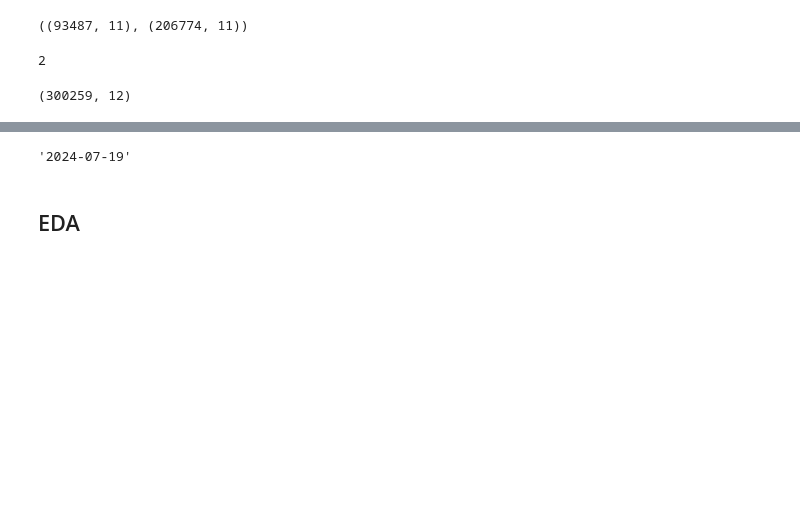
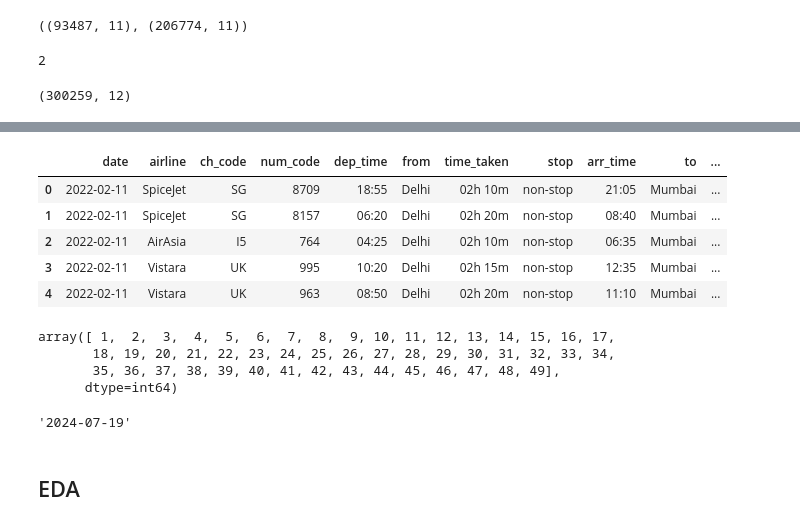
Before and after one commit to shaloy-lewis/flight-price-prediction, a Jupyter notebook: experiment/experiments.ipynb, the cells around one changed output, grey strips where cells are left out. Saved outputs shown, nothing was run; the diff lists cells and outputs as text; code cells hidden in the pictures; blank space fills up the shorter version.

```diff
--- a/experiment/experiments.ipynb
+++ b/experiment/experiments.ipynb
@@ -112,3 +103,19 @@ df2.tail()
+# %%
+df2[df2['days_prior_booked']==1].head()
+# %% [output]
+|  | date | airline | ch_code | num_code | dep_time | from | time_taken | stop | arr_time | to | ... |
+| 0 | 2022-02-11 | SpiceJet | SG | 8709 | 18:55 | Delhi | 02h 10m | non-stop | 21:05 | Mumbai | ... |
+| 1 | 2022-02-11 | SpiceJet | SG | 8157 | 06:20 | Delhi | 02h 20m | non-stop | 08:40 | Mumbai | ... |
+| 2 | 2022-02-11 | AirAsia | I5 | 764 | 04:25 | Delhi | 02h 10m | non-stop | 06:35 | Mumbai | ... |
+| 3 | 2022-02-11 | Vistara | UK | 995 | 10:20 | Delhi | 02h 15m | non-stop | 12:35 | Mumbai | ... |
+| 4 | 2022-02-11 | Vistara | UK | 963 | 08:50 | Delhi | 02h 20m | non-stop | 11:10 | Mumbai | ... |
+# %%
+df2['days_prior_booked'].unique()
+# %% [output]
+array([ 1,  2,  3,  4,  5,  6,  7,  8,  9, 10, 11, 12, 13, 14, 15, 16, 17,
+       18, 19, 20, 21, 22, 23, 24, 25, 26, 27, 28, 29, 30, 31, 32, 33, 34,
+       35, 36, 37, 38, 39, 40, 41, 42, 43, 44, 45, 46, 47, 48, 49],
+      dtype=int64)
 # %%
 from datetime import date, timedelta
 str(date.today()+ timedelta(days=4))
```
Also changed, not shown: parts of 1 cell of this notebook, 3 other files.
